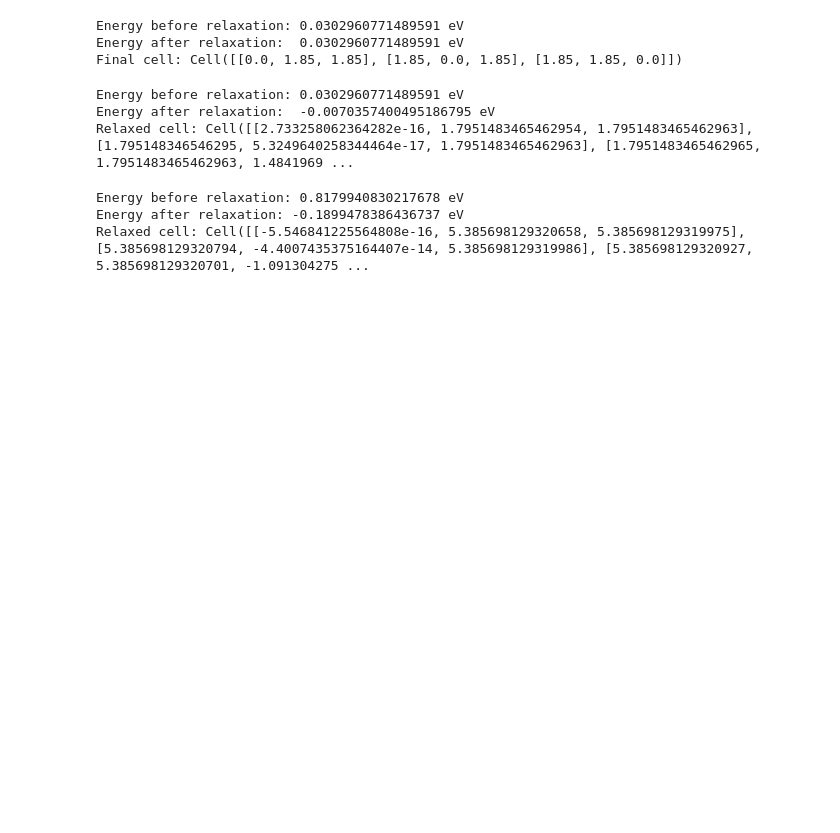
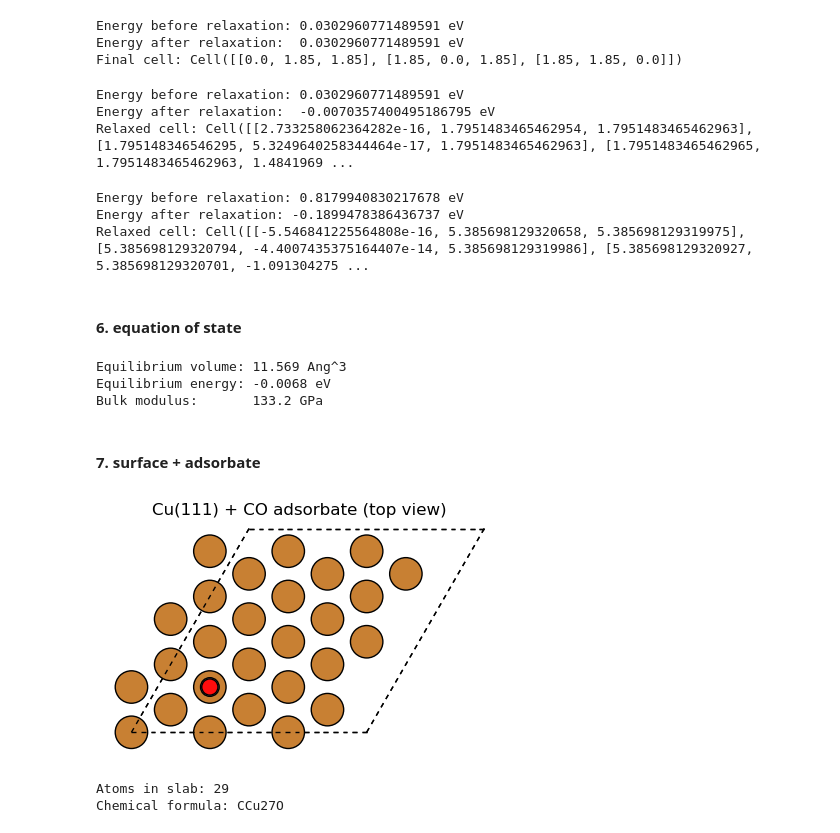
Before and after one commit to zbschwab/mlips-sandbox, a Jupyter notebook: explore-ase.ipynb, the cells around one changed output. Drawn from its saved outputs; the diff is of its cells as text; code cells hidden in the pictures; blank space fills up the shorter version.

Commit message:
adsorbate + surface visualization

```diff
--- a/explore-ase.ipynb
+++ b/explore-ase.ipynb
@@ -152,3 +152,31 @@ print('Relaxed cell:', cu_super.cell)
 Energy before relaxation: 0.8179940830217678 eV
 Energy after relaxation: -0.1899478386436737 eV
 Relaxed cell: Cell([[-5.546841225564808e-16, 5.385698129320658, 5.385698129319975], [5.385698129320794, -4.4007435375164407e-14, 5.385698129319986], [5.385698129320927, 5.385698129320701, -1.091304275 ...
+# %% [markdown]
+#### 6. equation of state
+# %%
+volumes = []
+energies = []
+
+for scale in np.linspace(0.94, 1.06, 13):  # scanning ±6% around the reference lattice constant
+    atoms = bulk('Cu', 'fcc', a=3.6)
+    atoms.set_cell(atoms.cell * scale, scale_atoms=True)
+    atoms.calc = EMT()
+    volumes.append(atoms.get_volume())
+    energies.append(atoms.get_potential_energy())
+
+eos = EquationOfState(volumes, energies)
+v0, e0, B = eos.fit()
+
+# bulk modulus B comes out in eV/Ang^3; convert to GPa
+B_GPa = B / 6.241509e-3  # 1 eV/Ang^3 = 160.218 GPa
+from ase.units import kJ
+print(f'Equilibrium volume: {v0:.3f} Ang^3')
+print(f'Equilibrium energy: {e0:.4f} eV')
+print(f'Bulk modulus:       {B / kJ * 1e24:.1f} GPa')
+# %% [output]
+Equilibrium volume: 11.569 Ang^3
+Equilibrium energy: -0.0068 eV
+Bulk modulus:       133.2 GPa
+# %% [markdown]
+#### 7. surface + adsorbate
@@ -154,0 +190,25 @@ Relaxed cell: Cell([[-5.546841225564808e-16, 5.385698129320658, 5.38569812931997
+# %%
+# Cu(111) surface slab: 3 layers, vacuum of 10 Ang above
+slab = fcc111('Cu', size=(3, 3, 3), vacuum=10.0)
+
+# fix bottom layer
+mask = [atom.tag == 3 for atom in slab]  # tag==3 is bottom layer
+slab.set_constraint(FixAtoms(mask=mask))
+
+# add a CO molecule on a hcp hollow site
+from ase.build import molecule
+add_adsorbate(slab, molecule('CO'), height=2.0, position='hcp')
+
+# visualize
+fig, ax = plt.subplots(figsize=(5, 6))
+plot_atoms(slab, ax, rotation=('0x,0y,0z'), radii=0.4)
+ax.set_title('Cu(111) + CO adsorbate (top view)')
+ax.axis('off')
+plt.show()
+
+print('Atoms in slab:', len(slab))
+print('Chemical formula:', slab.get_chemical_formula())
+# %% [output]
+[figure, added]
+Atoms in slab: 29
+Chemical formula: CCu27O
```
Also changed, not shown: parts of 2 cells of this notebook, 1 other file.
